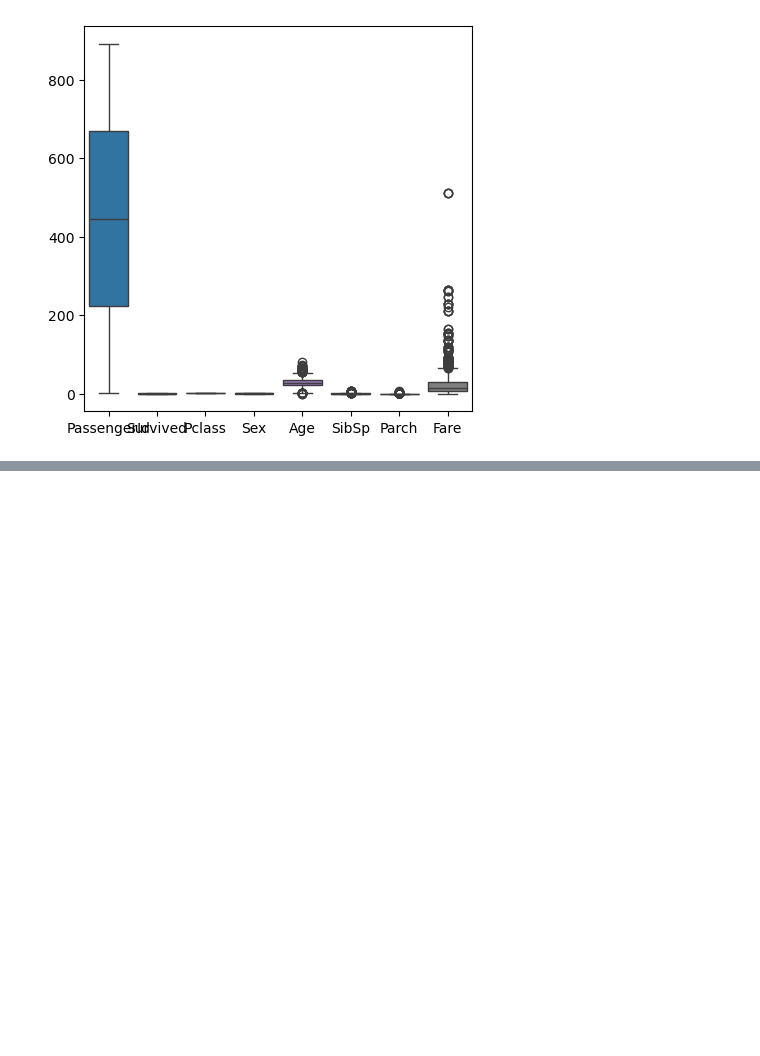
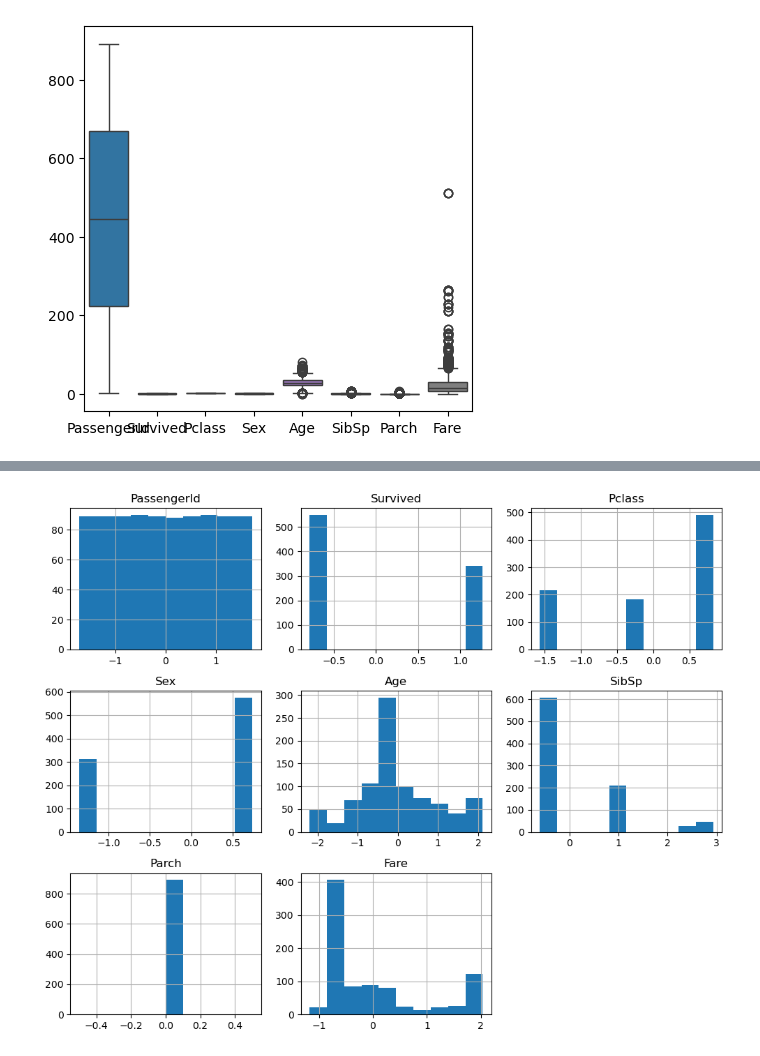
Before and after one commit to AanchalPandey16/Task, a Jupyter notebook: Data Cleaning & Preprocessing.ipynb, the cells around one changed output, grey strips where cells are left out. Drawn from its saved outputs; the diff is of its cells as text; code cells hidden in the pictures; blank space fills up the shorter version.

```diff
--- a/Data Cleaning & Preprocessing.ipynb
+++ b/Data Cleaning & Preprocessing.ipynb
@@ -193,0 +208,6 @@ df.head()
+# %%
+df.hist(figsize=(10,8))
+plt.tight_layout()
+plt.show()
+# %% [output]
+[figure, added]
```
Also changed, not shown: parts of 10 cells of this notebook.
